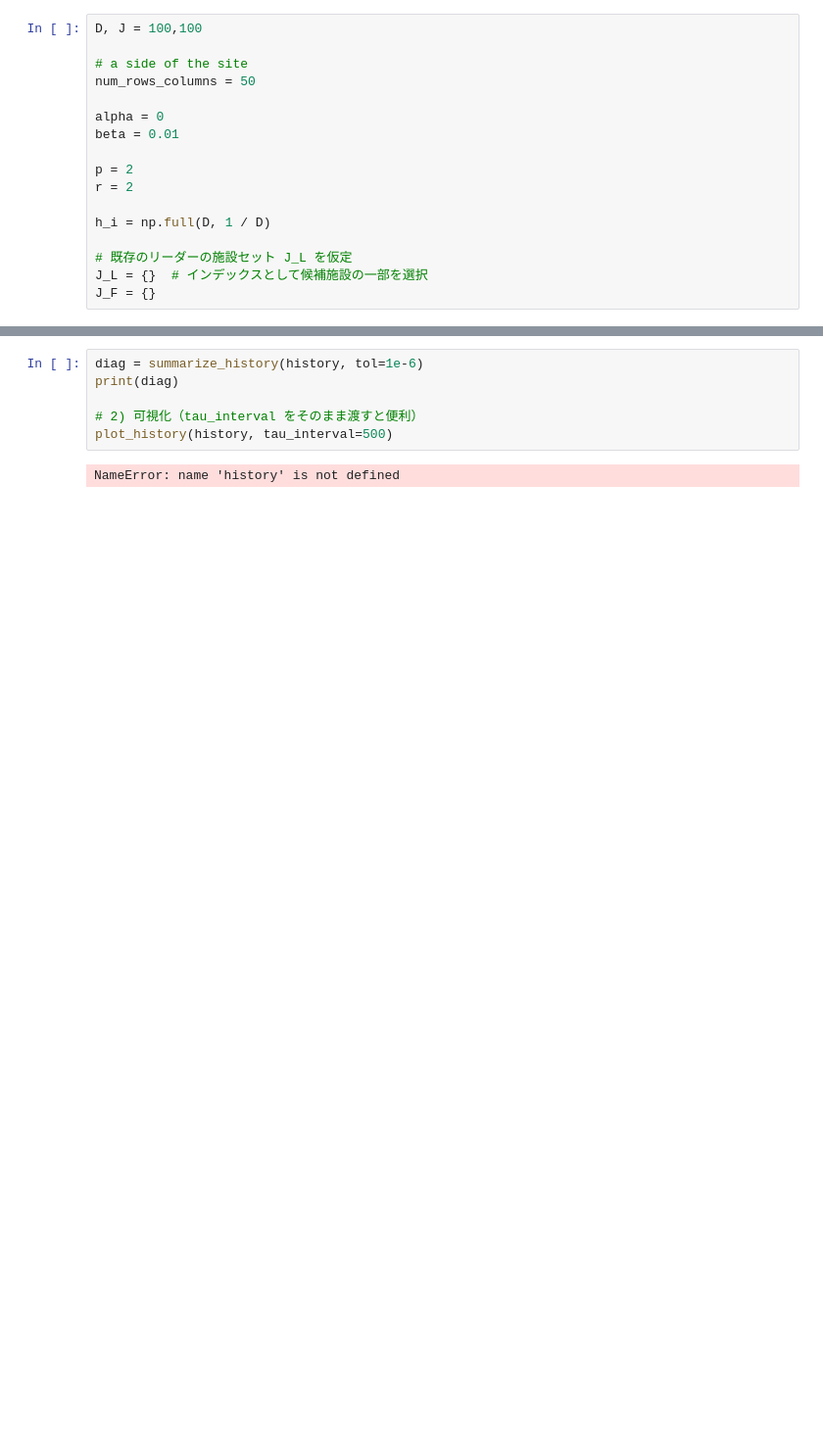
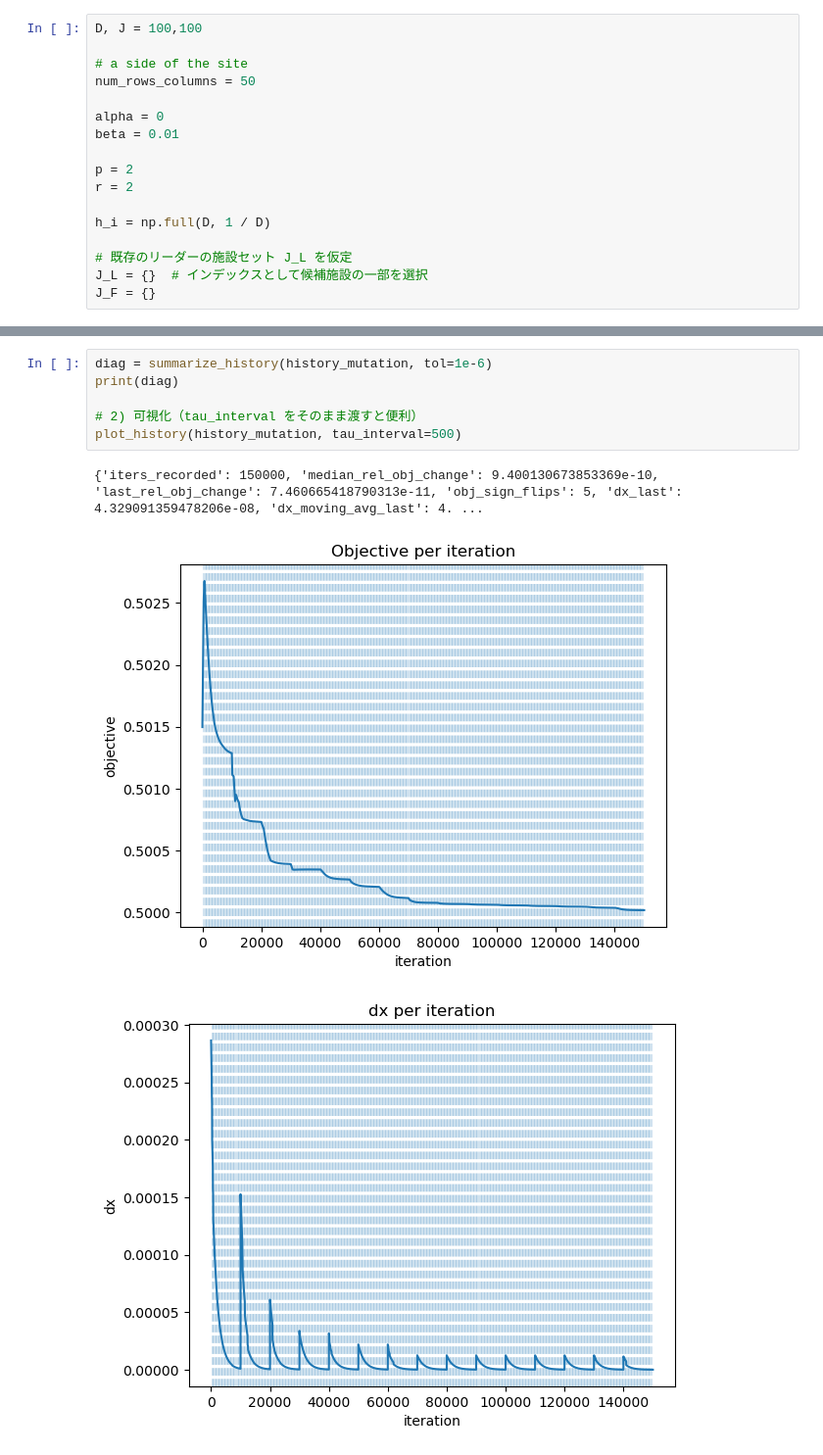
Before and after one commit to datty00725/allocate-probrem, a Jupyter notebook: mutation_lambda/execute.ipynb, the cells around one changed output, grey strips where cells are left out. Shown at 98% size. Cells and saved outputs as stored; diff of their text form; blank space fills up the shorter version.

```diff
--- a/mutation_lambda/execute.ipynb
+++ b/mutation_lambda/execute.ipynb
@@ -119,8 +126,10 @@ plot_each_history_component_separately(history_mutation, fix_seed = False,) #
 # %%
-diag = summarize_history(history, tol=1e-6)
+diag = summarize_history(history_mutation, tol=1e-6)
 print(diag)
 
 # 2) 可視化（tau_interval をそのまま渡すと便利）
-plot_history(history, tau_interval=500)
+plot_history(history_mutation, tau_interval=500)
 # %% [output]
-NameError: name 'history' is not defined
+{'iters_recorded': 150000, 'median_rel_obj_change': 9.400130673853369e-10, 'last_rel_obj_change': 7.460665418790313e-11, 'obj_sign_flips': 5, 'dx_last': 4.329091359478206e-08, 'dx_moving_avg_last': 4. ...
+[figure, added]
+[figure, added]
```
Also changed, not shown: parts of 10 cells of this notebook, 17 other files.
